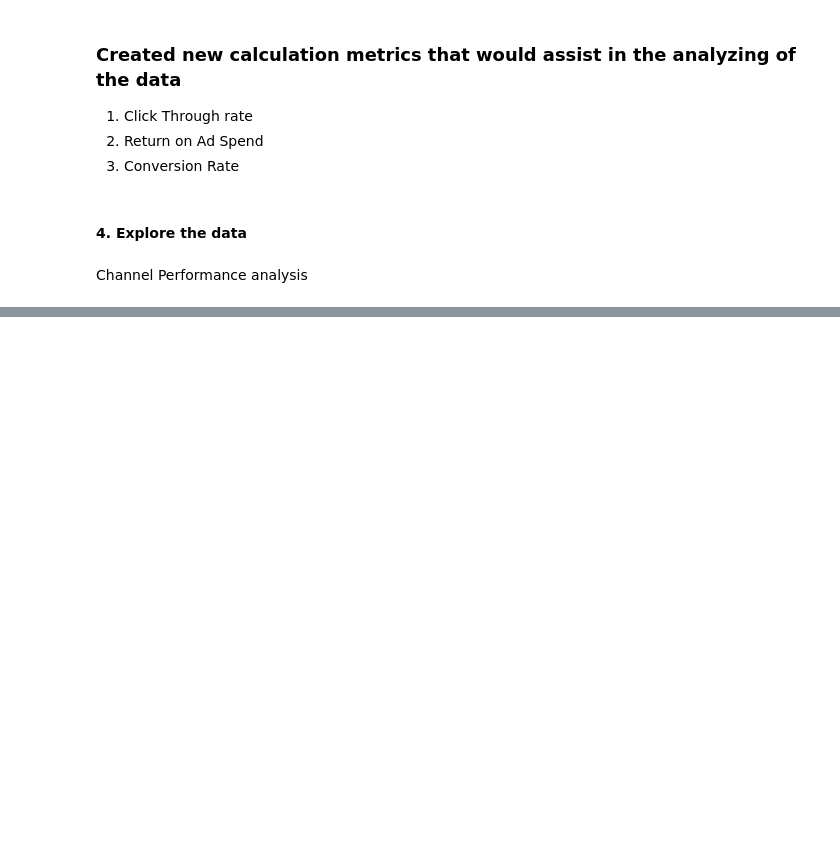
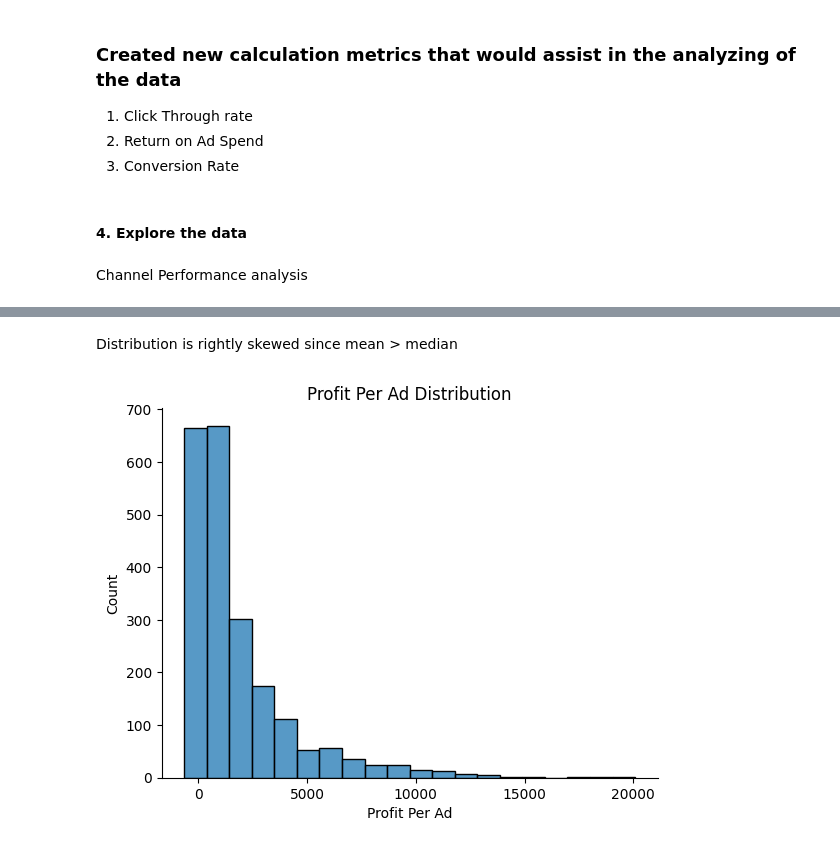
Before and after one commit to Emmanuelkiptim/Digital-Marketing-Performance-Analysis, a Jupyter notebook: Digital_Marketing_Performance_Analysis_Identifying_Profitable_Channels.ipynb, the cells around one changed output, grey strips where cells are left out. Drawn from its saved outputs; the diff is of its cells as text; code cells hidden in the pictures; blank space fills up the shorter version.

```diff
--- a/Digital_Marketing_Performance_Analysis_Identifying_Profitable_Channels.ipynb
+++ b/Digital_Marketing_Performance_Analysis_Identifying_Profitable_Channels.ipynb
@@ -149,0 +197,11 @@ channel_summary
+# %% [markdown]
+Distribution is rightly skewed since mean > median
+# %%
+## Profit Distribution
+sns.histplot(data=df, x= 'Profit Per Ad',bins=20)
+sns.despine()
+plt.xlabel('Profit Per Ad')
+plt.title('Profit Per Ad Distribution')
+plt.show()
+# %% [output]
+[figure, added]
```
Also changed, not shown: parts of 27 cells of this notebook.
